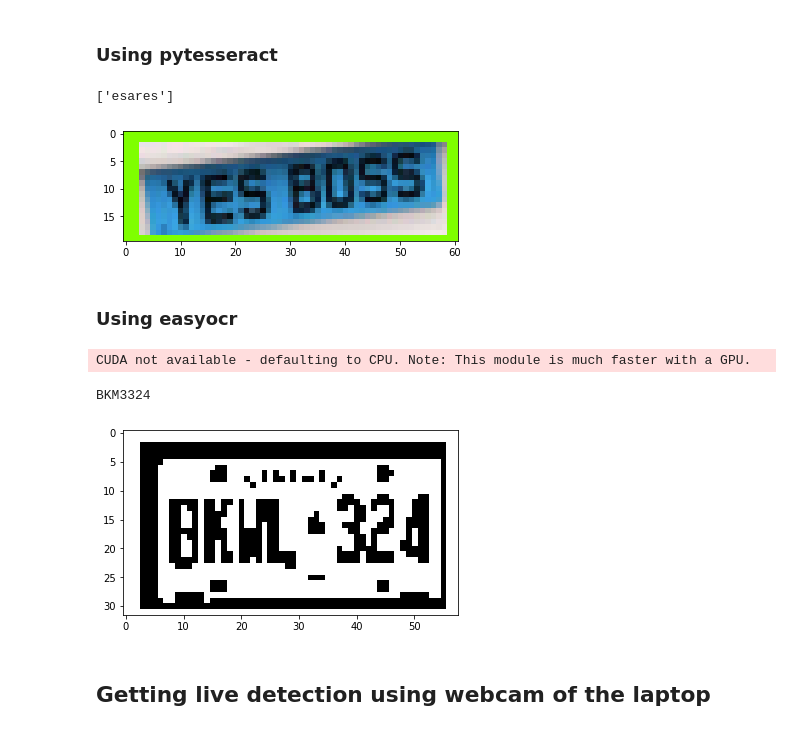
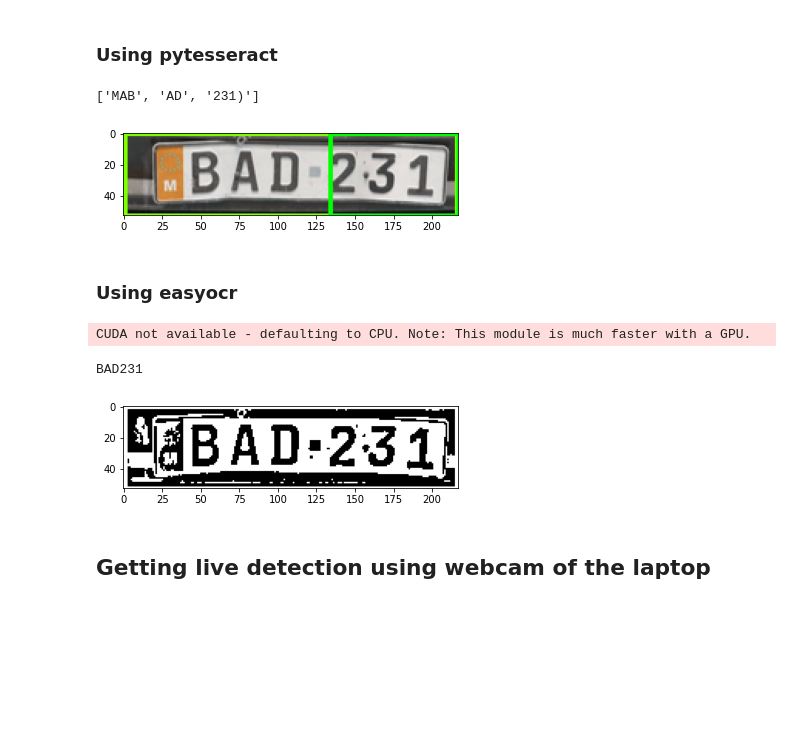
Before and after one commit to Sharath-v87/License-plate-detection, a Jupyter notebook: Licence detection - Tensorflow.ipynb, the cells around one changed output. Saved outputs shown, nothing was run; the diff lists cells and outputs as text; code cells hidden in the pictures; blank space fills up the shorter version.

```diff
--- a/Licence detection - Tensorflow.ipynb
+++ b/Licence detection - Tensorflow.ipynb
@@ -173,7 +170,7 @@ from matplotlib import pyplot as plt
 # %%
 category_index = label_map_util.create_category_index_from_labelmap(files['LABELMAP'])
 # %%
-IMAGE_PATH = os.path.join(paths['IMAGE_PATH'], 'train', 'licence.2535448a-0b2e-11ec-9b7c-acde48001122.jpg')
+IMAGE_PATH = os.path.join(paths['IMAGE_PATH'], 'test', 'licence.2534fcc8-0b2e-11ec-9b7c-acde48001122.jpg')
 # %%
 img = cv2.imread(IMAGE_PATH)
 image_np = np.array(img)
@@ -327,8 +324,8 @@ for idx,box in enumerate(boxes):
             lic.append(texts)
 print(lic)
 # %% [output]
-['esares']
+['MAB', 'AD', '231)']
-[figure, old version]
+[figure, new version]
 # %% [markdown]
 ### Using easyocr
 # %%
@@ -350,25 +347,25 @@ def numplatereg(image,result,img_thres):
 # %%
 for idx,box in enumerate(boxes):
     roi = box*[height,width,height,width]
     thres = image[int(roi[0]):int(roi[2]),int(roi[1]):int(roi[3])]
     thres = cv2.cvtColor(thres, cv2.COLOR_BGR2GRAY)
     thres = thres.astype(np.uint8)
-    region = cv2.adaptiveThreshold(thres,190,cv2.ADAPTIVE_THRESH_GAUSSIAN_C,cv2.THRESH_BINARY,19,4)
+    region = cv2.adaptiveThreshold(thres,190,cv2.ADAPTIVE_THRESH_GAUSSIAN_C,cv2.THRESH_BINARY,17,4)
     #plt.imshow(region)
     reader = easyocr.Reader(['en'])
     ocr_res = reader.readtext(region,allowlist=string.ascii_uppercase + "0123456789")
     for i in range(0,len(ocr_res)):
         print(ocr_res[i][1])
     text= numplatereg(region,ocr_res,box_thres)
 #     top_left = tuple(ocr_res[0][0][0])
 #     bottom_right = tuple(ocr_res[0][0][2])
     #img = cv2.rectangle(region,top_left,bottom_right,(0,255,0),2)
     plt.imshow(region, cmap='gray')
     plt.show()
 # %% [output]
 CUDA not available - defaulting to CPU. Note: This module is much faster with a GPU.
-BKM3324
+BAD231
-[figure, old version]
+[figure, new version]
 # %% [markdown]
 ## Getting live detection using webcam of the laptop
 # %%
```
Also changed, not shown: parts of 3 cells of this notebook.
